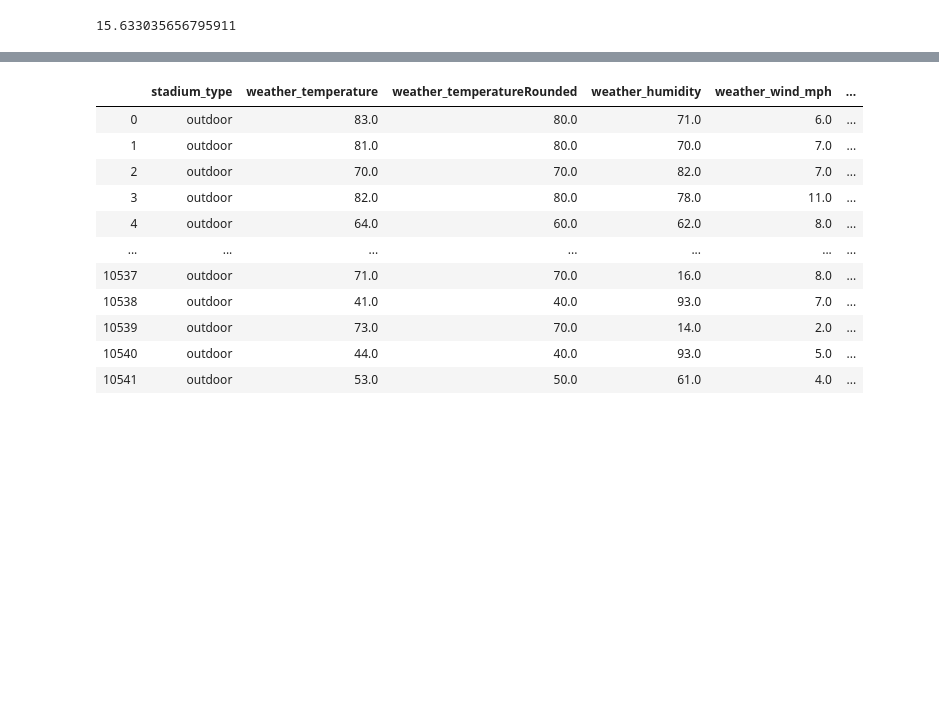
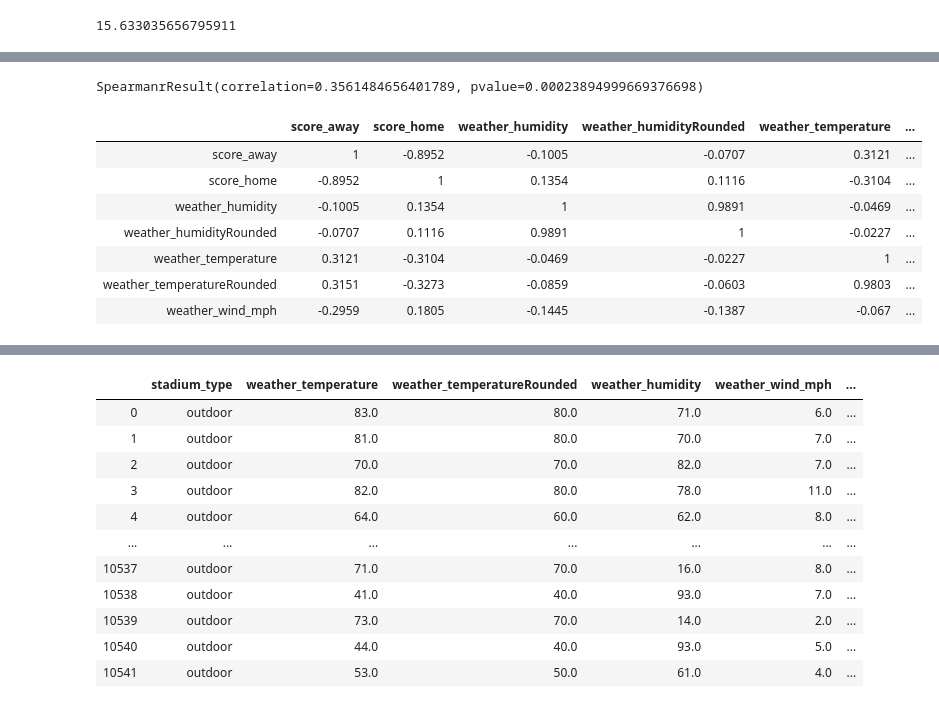
Before and after one commit to rezalution/Springboard, a Jupyter notebook: Capstone #1/Statistical Data Analysis.ipynb, the cells around one changed output, grey strips where cells are left out. Drawn from its saved outputs; the diff is of its cells as text; code cells hidden in the pictures; blank space fills up the shorter version.

```diff
--- a/Capstone #1/Statistical Data Analysis.ipynb
+++ b/Capstone #1/Statistical Data Analysis.ipynb
@@ -545,0 +560,17 @@ stdWeather
+# %%
+spearmanr(scoreDiffCorrelation['weather_temperature'],scoreDiffCorrelation['score_away'])
+# %% [output]
+SpearmanrResult(correlation=0.3561484656401789, pvalue=0.00023894999669376698)
+# %%
+corr_type, corr_matrix, corr_ps = rp.corr_case(scoreDiffCorrelation)
+# %%
+corr_matrix
+# %% [output]
+|  | score_away | score_home | weather_humidity | weather_humidityRounded | weather_temperature | ... |
+| score_away | 1 | -0.8952 | -0.1005 | -0.0707 | 0.3121 | ... |
+| score_home | -0.8952 | 1 | 0.1354 | 0.1116 | -0.3104 | ... |
+| weather_humidity | -0.1005 | 0.1354 | 1 | 0.9891 | -0.0469 | ... |
+| weather_humidityRounded | -0.0707 | 0.1116 | 0.9891 | 1 | -0.0227 | ... |
+| weather_temperature | 0.3121 | -0.3104 | -0.0469 | -0.0227 | 1 | ... |
+| weather_temperatureRounded | 0.3151 | -0.3273 | -0.0859 | -0.0603 | 0.9803 | ... |
+| weather_wind_mph | -0.2959 | 0.1805 | -0.1445 | -0.1387 | -0.067 | ... |
```
Also changed, not shown: parts of 6 cells of this notebook.
